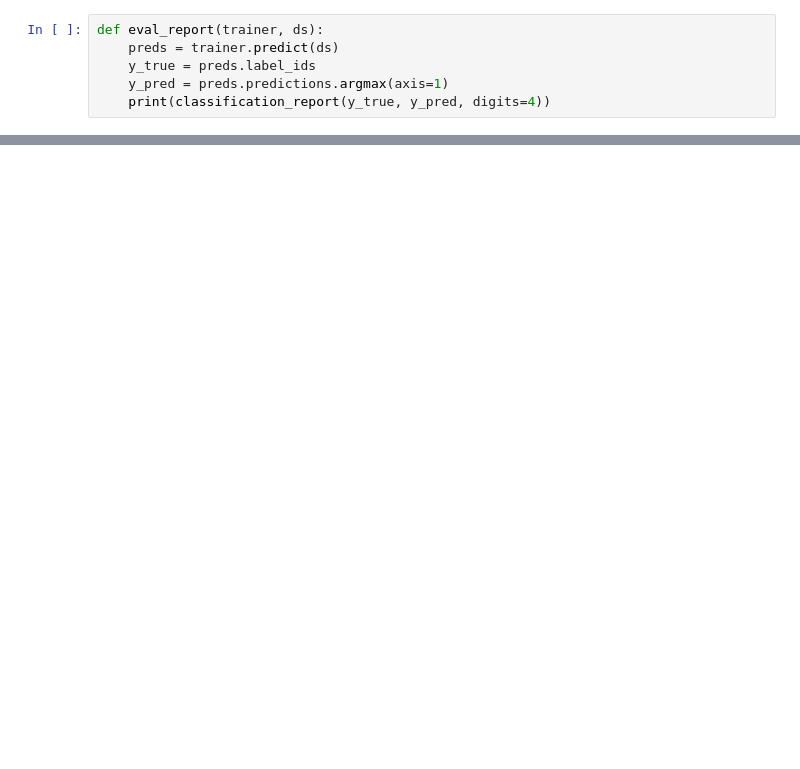
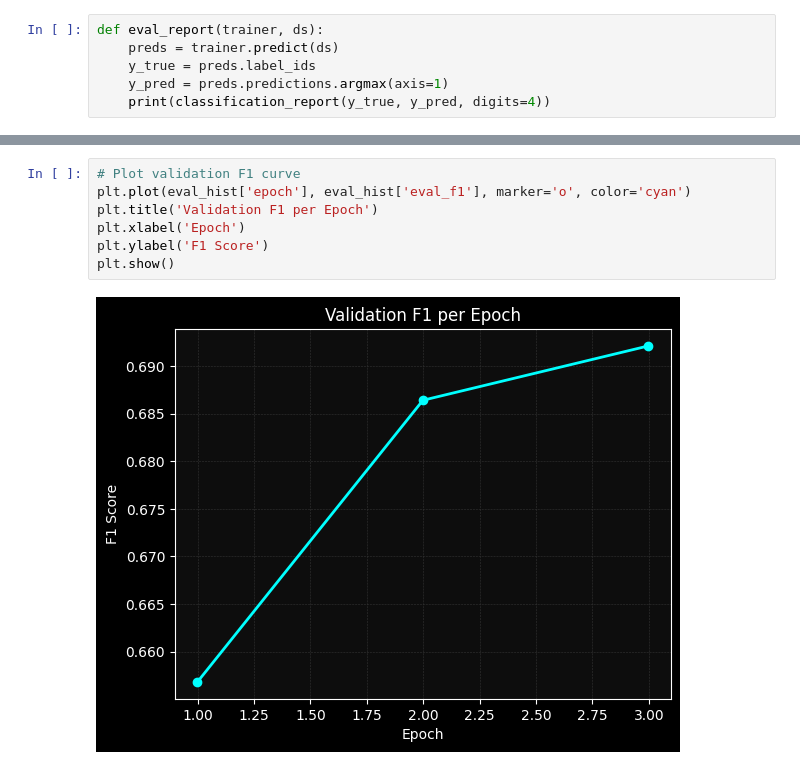
Before and after one commit to Christopher-Orellana/cyber_threat_nlp, a Jupyter notebook: notebooks/DeBERTa_modeling.ipynb, the cells around one changed output, grey strips where cells are left out. Cells and saved outputs as stored; diff of their text form; blank space fills up the shorter version.

```diff
--- a/notebooks/DeBERTa_modeling.ipynb
+++ b/notebooks/DeBERTa_modeling.ipynb
@@ -558,0 +579,9 @@ weighted avg     0.7181    0.7193    0.7185       374
+# %%
+# Plot validation F1 curve
+plt.plot(eval_hist['epoch'], eval_hist['eval_f1'], marker='o', color='cyan')
+plt.title('Validation F1 per Epoch')
+plt.xlabel('Epoch')
+plt.ylabel('F1 Score')
+plt.show()
+# %% [output]
+[figure, added]
```
Also changed, not shown: parts of 20 cells of this notebook, 1 other file.
